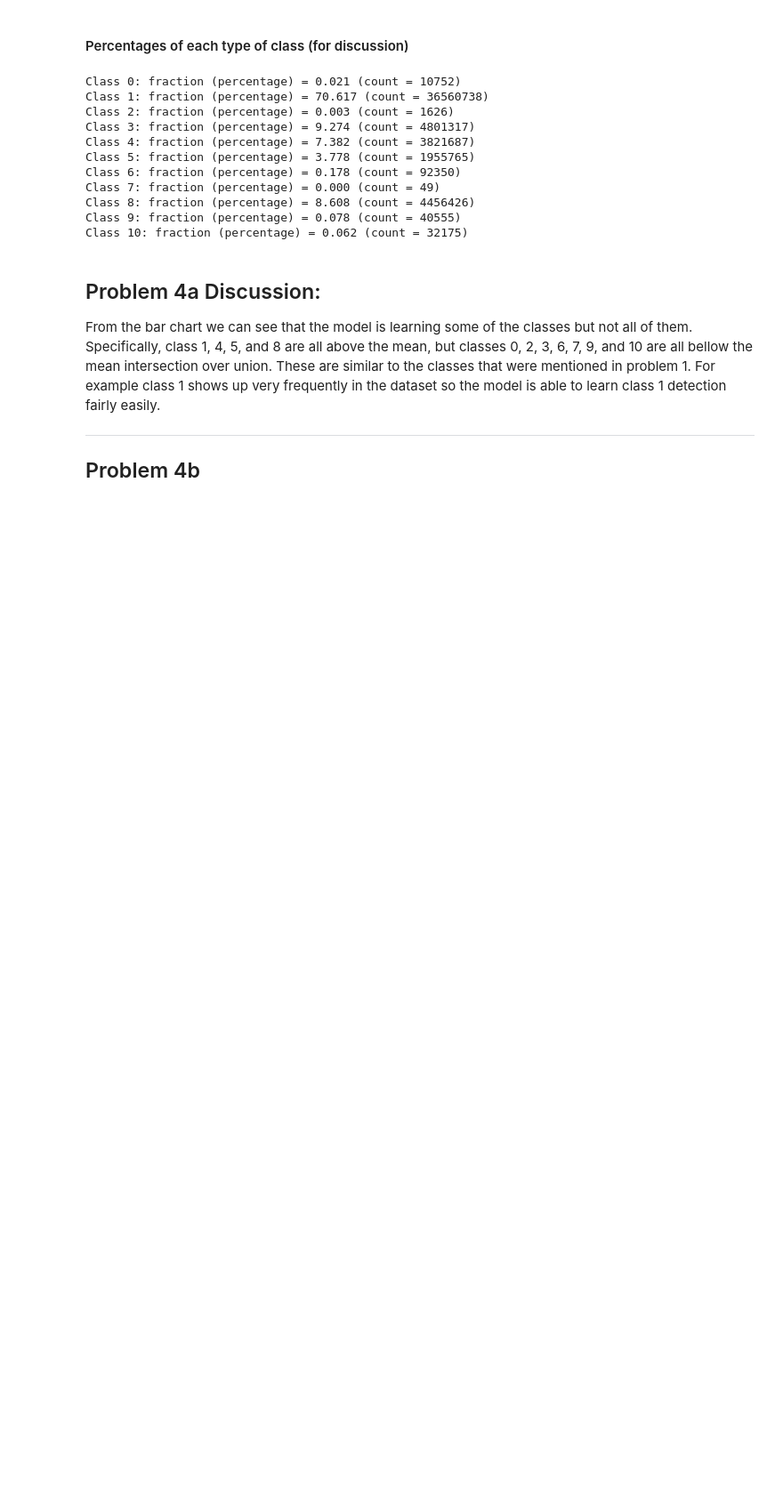
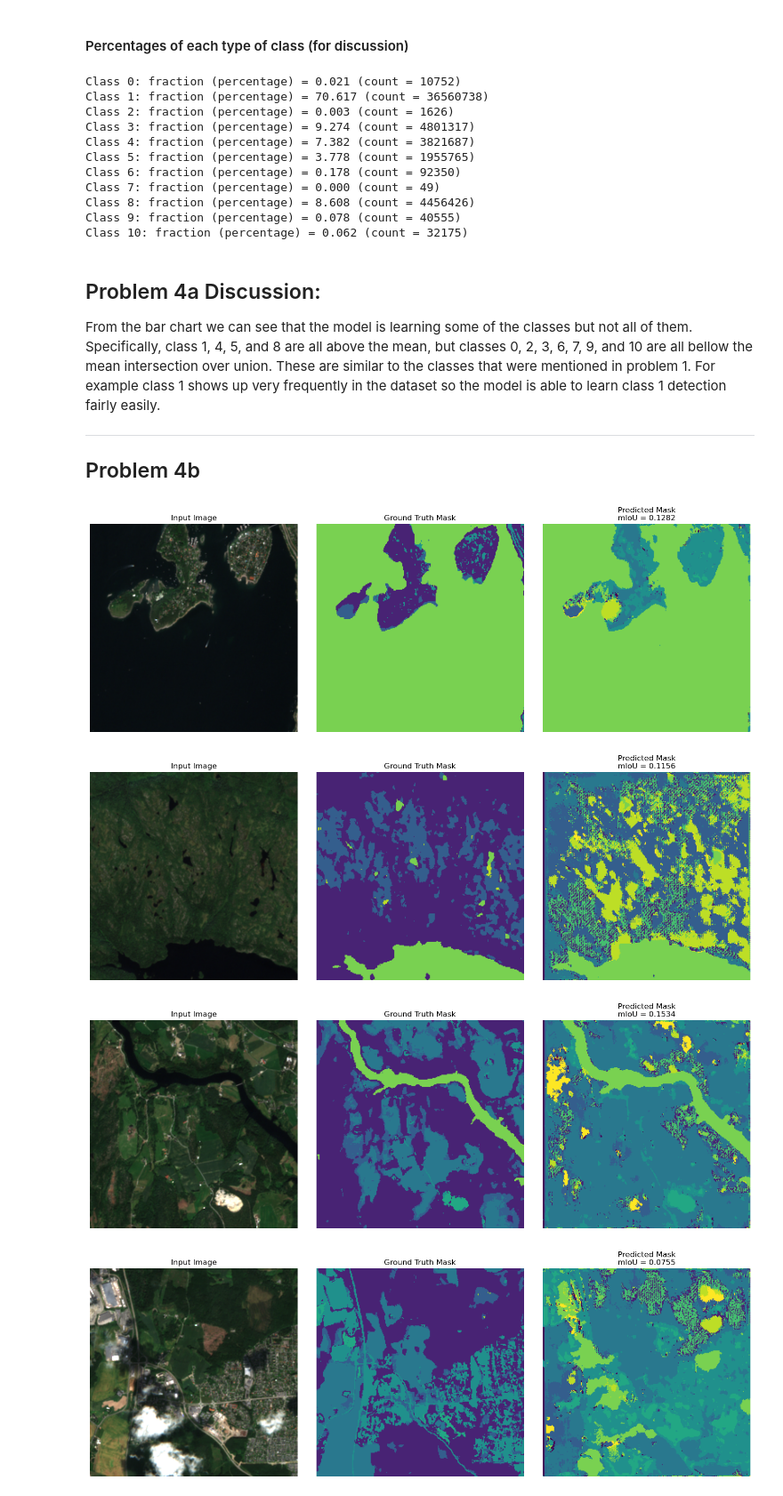
Before and after one commit to hwrs640/computational_methods_course_Roz_Roberts, a Jupyter notebook: Homework Codes/Homework #3/HW3.ipynb, the cells around one changed output. Shown at 89% size. Cells and saved outputs as stored; diff of their text form; code cells hidden in the pictures; blank space fills up the shorter version.

```diff
--- a/Homework Codes/Homework #3/HW3.ipynb
+++ b/Homework Codes/Homework #3/HW3.ipynb
@@ -696,0 +780,7 @@ From the bar chart we can see that the model is learning some of the classes but
+# %%
+visualize_predictions(model, val_loader, device, classes, num_samples=4)
+# %% [output]
+[figure, added]
+[figure, added]
+[figure, added]
+[figure, added]
```
Also changed, not shown: parts of 7 cells of this notebook, 2 other files.
